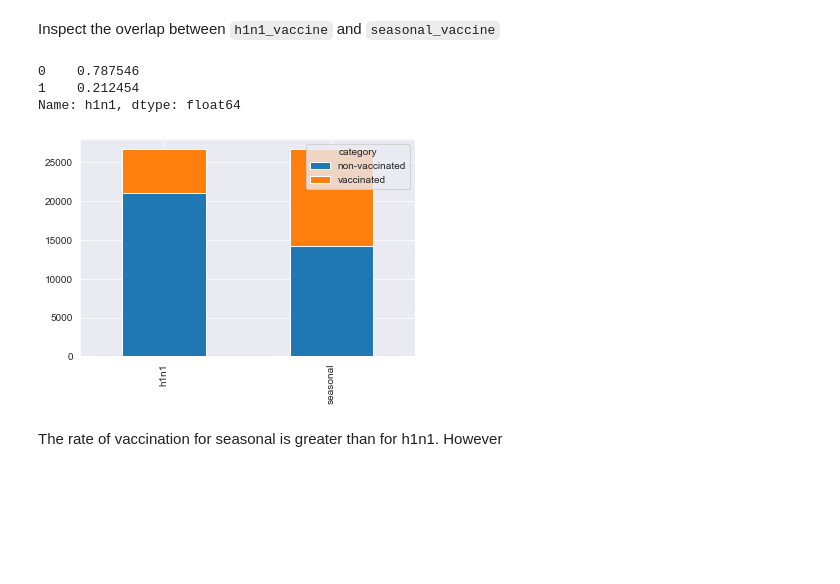
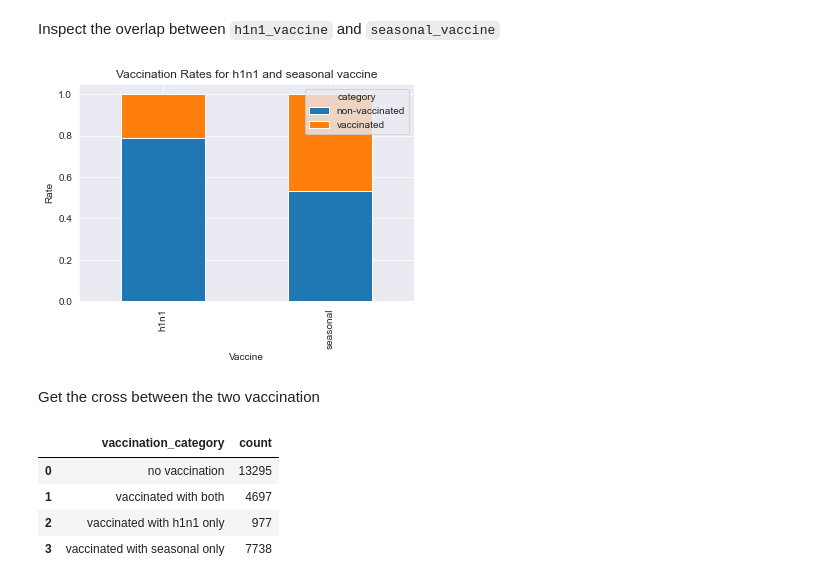
Before and after one commit to lnbalon/mab2133, a Jupyter notebook: workshop/notebooks/01-support-vector-machine.ipynb, the cells around one changed output. Saved outputs shown, nothing was run; the diff lists cells and outputs as text; code cells hidden in the pictures; blank space fills up the shorter version.

Commit message:
created plots of vaccination category

```diff
--- a/workshop/notebooks/01-support-vector-machine.ipynb
+++ b/workshop/notebooks/01-support-vector-machine.ipynb
@@ -96,17 +96,15 @@ seasonal_vaccine_count.rename(columns={'seasonal_vaccine': 'category',
 # %%
 vaccinated_table = h1n1_vaccine_count.merge(seasonal_vaccine_count, on='category', how='left')
 vaccinated_table['category'] = ['vaccinated' if x else 'non-vaccinated' for x in vaccinated_table['category']]
+vaccinated_table['h1n1'] = vaccinated_table['h1n1']/vaccinated_table['h1n1'].sum()
+vaccinated_table['seasonal'] = vaccinated_table['seasonal']/vaccinated_table['seasonal'].sum()
-# %%
-vaccinated_table['h1n1']/vaccinated_table['h1n1'].sum()
-# %% [output]
-0    0.787546
-1    0.212454
-Name: h1n1, dtype: float64
 # %%
 vaccinated_table.set_index('category').T.plot(kind='bar', stacked=True)
-plt.title('PEr')
+plt.title('Vaccination Rates for h1n1 and seasonal vaccine')
+plt.xlabel('Vaccine')
+plt.ylabel('Rate')
 plt.show()
 # %% [output]
-[figure, old version]
+[figure, new version]
-# %% [markdown]
-The rate of vaccination for seasonal is greater than for h1n1. However
+# %% [markdown]
+Get the cross between the two vaccination
@@ -112,0 +122,8 @@ The rate of vaccination for seasonal is greater than for h1n1. However
+# %%
+vaccination_category
+# %% [output]
+|  | vaccination_category | count |
+| 0 | no vaccination | 13295 |
+| 1 | vaccinated with both | 4697 |
+| 2 | vaccinated with h1n1 only | 977 |
+| 3 | vaccinated with seasonal only | 7738 |
```
Also changed, not shown: parts of 3 cells of this notebook.
